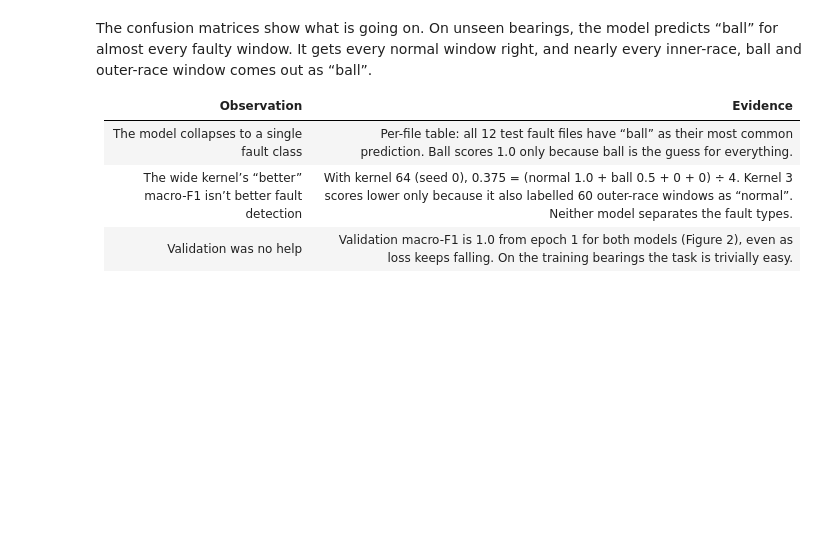
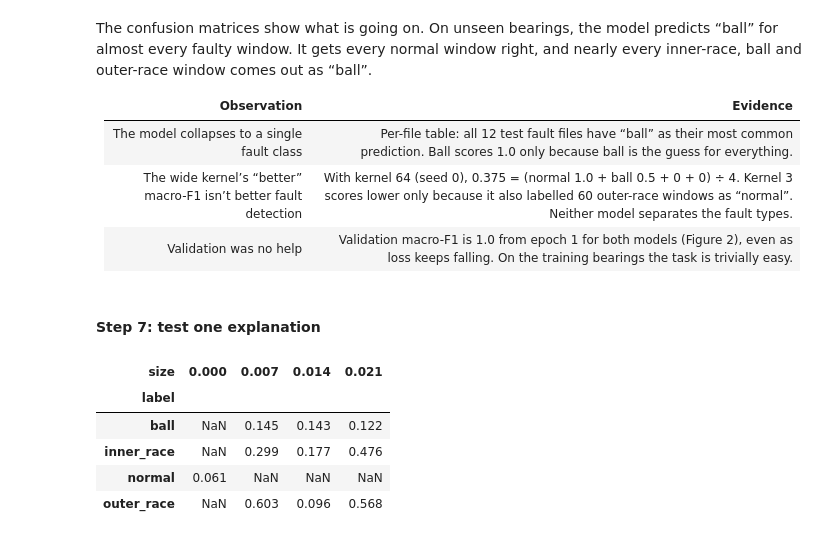
Before and after one commit to MinKhaungMinLwin/bearing-fault-diagnosis-1dcnn, a Jupyter notebook: deep_learning.ipynb, the cells around one changed output. Drawn from its saved outputs; the diff is of its cells as text; code cells hidden in the pictures; blank space fills up the shorter version.

Commit message:
feat: Step 7: test one explanation

```diff
--- a/deep_learning.ipynb
+++ b/deep_learning.ipynb
@@ -310,3 +310,20 @@ The confusion matrices show what is going on. On unseen bearings, the model pred
 | The model collapses to a single fault class | Per-file table: all 12 test fault files have “ball” as their most common prediction. Ball scores 1.0 only because ball is the guess for everything. |
 | The wide kernel’s “better” macro-F1 isn’t better fault detection | With kernel 64 (seed 0), 0.375 = (normal 1.0 + ball 0.5 + 0 + 0) ÷ 4. Kernel 3 scores lower only because it also labelled 60 outer-race windows as “normal”. Neither model separates the fault types. |
 | Validation was no help | Validation macro-F1 is 1.0 from epoch 1 for both models (Figure 2), even as loss keeps falling. On the training bearings the task is trivially easy. |
+# %% [markdown]
+#### Step 7: test one explanation
+# %%
+rms = []
+for _, r in manifest.iterrows():
+    x = load_signal(r)
+    rms.append({"label": r["label"], "size": r["fault_size"], "load": r["load_hp"],
+                "rms": float(np.sqrt(np.mean(x ** 2)))})
+rms = pd.DataFrame(rms)
+rms.pivot_table(index="label", columns="size", values="rms", aggfunc="mean").round(3)
+# %% [output]
+| size | 0.000 | 0.007 | 0.014 | 0.021 |
+| label |  |  |  |  |
+| ball | NaN | 0.145 | 0.143 | 0.122 |
+| inner_race | NaN | 0.299 | 0.177 | 0.476 |
+| normal | 0.061 | NaN | NaN | NaN |
+| outer_race | NaN | 0.603 | 0.096 | 0.568 |
```
